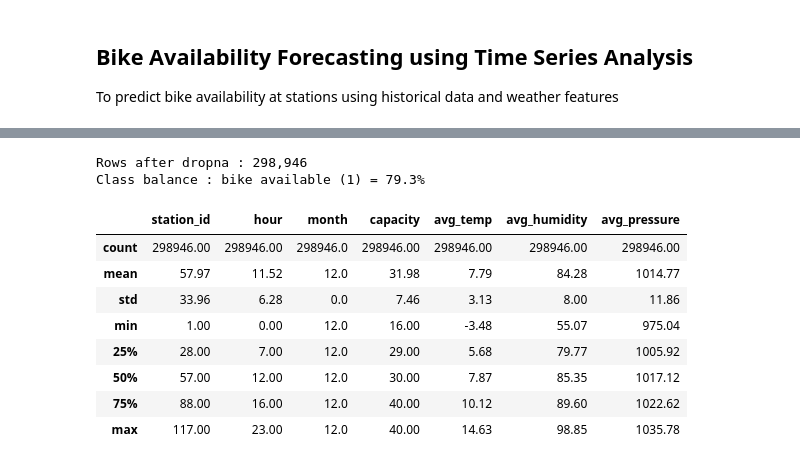
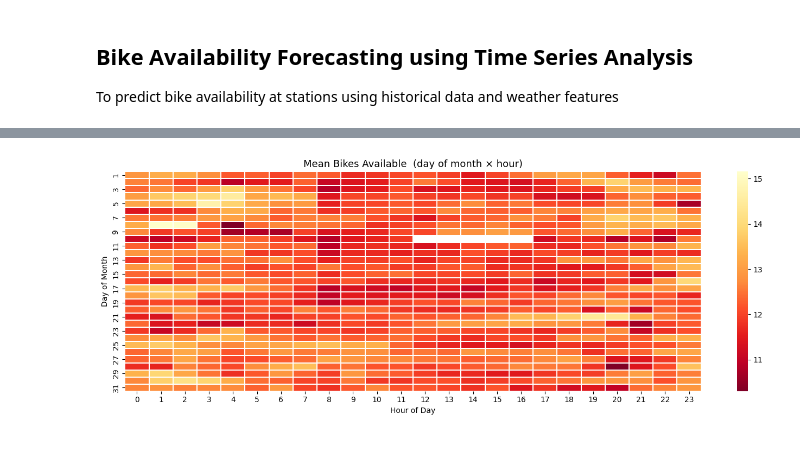
Before and after one commit to shayan-ashish-chakraborty/dublin-bikes-team20, a Jupyter notebook: main_project/notebooks/bike_forecasting.ipynb, the cells around one changed output, grey strips where cells are left out. Cells and saved outputs as stored; diff of their text form; code cells hidden in the pictures.

```diff
--- a/main_project/notebooks/bike_forecasting.ipynb
+++ b/main_project/notebooks/bike_forecasting.ipynb
@@ -94,35 +91,10 @@ We include temporal features (`hour`, `month`), `station_id` for per-station usa
-# %%
-df = df_raw.copy()
-
-#(max+min)/2: Met Éireann provides daily extremes; their average approximates
-# the daily mean and avoids multicollinearity between two correlated columns.
-
-df['avg_temp'] = (df['max_air_temperature_celsius']   + df['min_air_temperature_celsius'])   / 2
-df['avg_humidity'] = (df['max_relative_humidity_percent'] + df['min_relative_humidity_percent']) / 2
-df['avg_pressure'] = (df['max_barometric_pressure_hpa']   + df['min_barometric_pressure_hpa'])   / 2
-
-# threshold=3: gives the front-end a reliable 'station usable' flag.
-df['bikes_available'] = (df['num_bikes_available'] >= 3).astype(int)
-
-CANDIDATE_FEATURES = ['station_id', 'hour', 'month', 'capacity',
-                          'avg_temp', 'avg_humidity', 'avg_pressure']
-REGRESSION_TARGET = 'num_bikes_available'
-CLASSIFICATION_TARGET = 'bikes_available'
-
-df = df[CANDIDATE_FEATURES + [REGRESSION_TARGET, CLASSIFICATION_TARGET]].dropna()
-
-print(f'Rows after dropna : {len(df):,}')
-print(f'Class balance : bike available (1) = {df["bikes_available"].mean()*100:.1f}%')
-df[CANDIDATE_FEATURES].describe().round(2)
-# %% [output]
-Rows after dropna : 298,946
-Class balance : bike available (1) = 79.3%
-|  | station_id | hour | month | capacity | avg_temp | avg_humidity | avg_pressure |
-| count | 298946.00 | 298946.00 | 298946.0 | 298946.00 | 298946.00 | 298946.00 | 298946.00 |
-| mean | 57.97 | 11.52 | 12.0 | 31.98 | 7.79 | 84.28 | 1014.77 |
-| std | 33.96 | 6.28 | 0.0 | 7.46 | 3.13 | 8.00 | 11.86 |
-| min | 1.00 | 0.00 | 12.0 | 16.00 | -3.48 | 55.07 | 975.04 |
-| 25% | 28.00 | 7.00 | 12.0 | 29.00 | 5.68 | 79.77 | 1005.92 |
-| 50% | 57.00 | 12.00 | 12.0 | 30.00 | 7.87 | 85.35 | 1017.12 |
-| 75% | 88.00 | 16.00 | 12.0 | 40.00 | 10.12 | 89.60 | 1022.62 |
-| max | 117.00 | 23.00 | 12.0 | 40.00 | 14.63 | 98.85 | 1035.78 |
+# %%
+# Hourly x Day of Month bike availability heatmap
+pivot = df_raw.pivot_table(values="num_bikes_available", index="day", columns="hour", aggfunc="mean")
+plt.figure(figsize=(14, 5))
+sns.heatmap(pivot, cmap="YlOrRd_r", linewidths=0.3, fmt=".1f")
+plt.title("Mean Bikes Available  (day of month × hour)", fontsize=13)
+plt.xlabel("Hour of Day"); plt.ylabel("Day of Month")
+plt.tight_layout(); plt.show()
+# %% [output]
+[figure, added]
```
Also changed, not shown: parts of 33 cells of this notebook, 6 other files.
